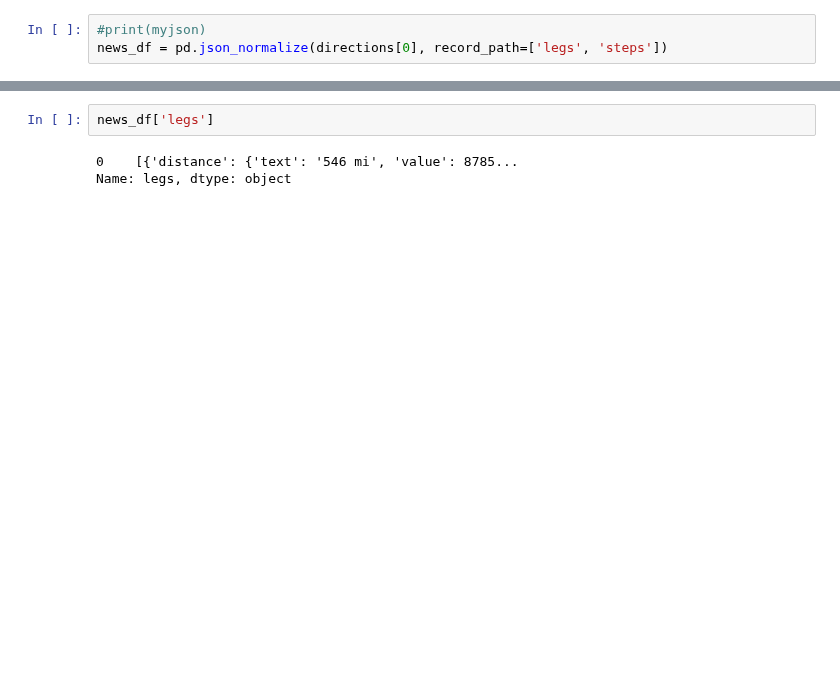
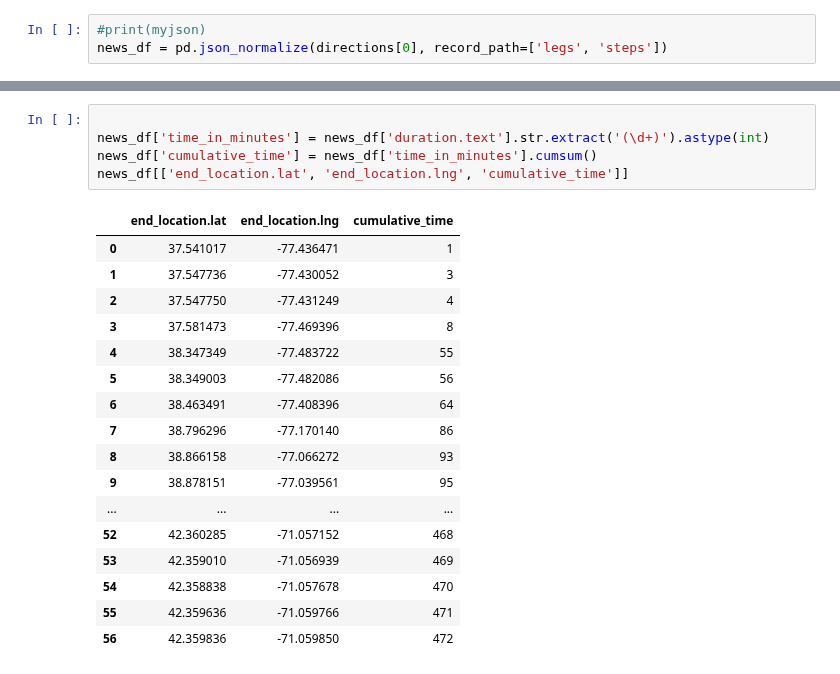
Before and after one commit to shroffr01/PersonalProject, a Jupyter notebook: test.ipynb, the cells around one changed output, grey strips where cells are left out. Drawn from its saved outputs; the diff is of its cells as text; blank space fills up the shorter version.

```diff
--- a/test.ipynb
+++ b/test.ipynb
@@ -597,5 +578,23 @@ news_df
-# %%
-news_df['legs']
-# %% [output]
-0    [{'distance': {'text': '546 mi', 'value': 8785...
-Name: legs, dtype: object
+# %%
+
+news_df['time_in_minutes'] = news_df['duration.text'].str.extract('(\d+)').astype(int)
+news_df['cumulative_time'] = news_df['time_in_minutes'].cumsum()
+news_df[['end_location.lat', 'end_location.lng', 'cumulative_time']]
+# %% [output]
+|  | end_location.lat | end_location.lng | cumulative_time |
+| 0 | 37.541017 | -77.436471 | 1 |
+| 1 | 37.547736 | -77.430052 | 3 |
+| 2 | 37.547750 | -77.431249 | 4 |
+| 3 | 37.581473 | -77.469396 | 8 |
+| 4 | 38.347349 | -77.483722 | 55 |
+| 5 | 38.349003 | -77.482086 | 56 |
+| 6 | 38.463491 | -77.408396 | 64 |
+| 7 | 38.796296 | -77.170140 | 86 |
+| 8 | 38.866158 | -77.066272 | 93 |
+| 9 | 38.878151 | -77.039561 | 95 |
+| ... | ... | ... | ... |
+| 52 | 42.360285 | -71.057152 | 468 |
+| 53 | 42.359010 | -71.056939 | 469 |
+| 54 | 42.358838 | -71.057678 | 470 |
+| 55 | 42.359636 | -71.059766 | 471 |
+| 56 | 42.359836 | -71.059850 | 472 |
```
Also changed, not shown: parts of 9 cells of this notebook, 1 other file.
